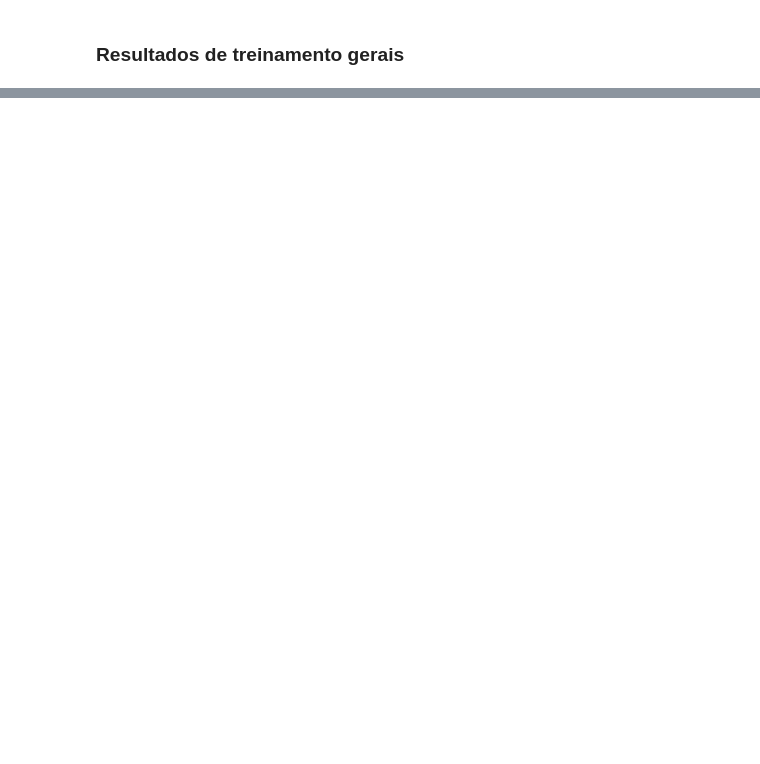
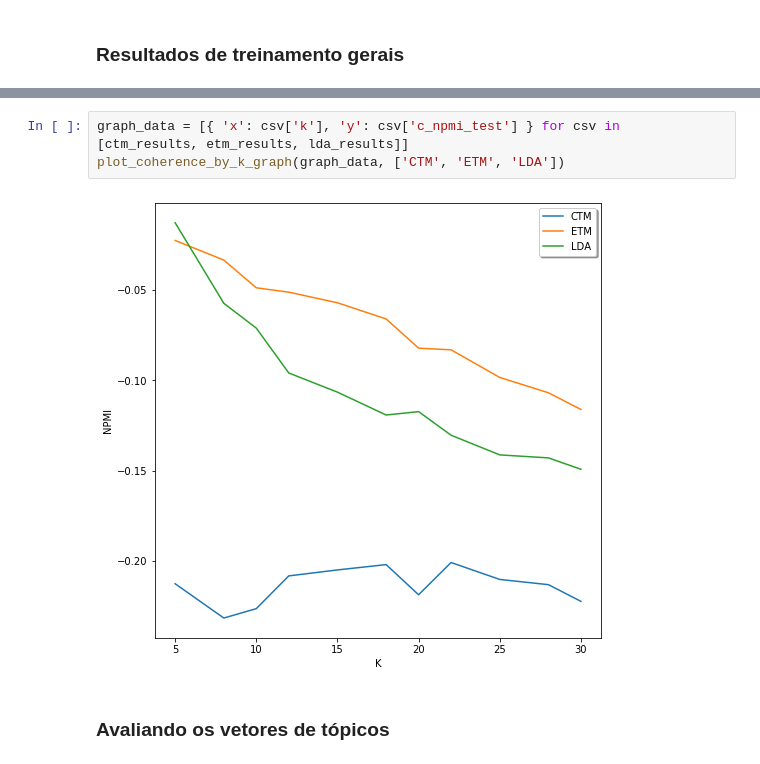
Before and after one commit to lfmatosm/reddit-topic-modelling, a Jupyter notebook: evaluation_example/evaluation_example.ipynb, the cells around one changed output, grey strips where cells are left out. Drawn from its saved outputs; the diff is of its cells as text; blank space fills up the shorter version.

```diff
--- a/evaluation_example/evaluation_example.ipynb
+++ b/evaluation_example/evaluation_example.ipynb
@@ -174,0 +258,7 @@ De forma geral os tópicos obtidos nesse relatório têm grandes deficiências,
+# %%
+graph_data = [{ 'x': csv['k'], 'y': csv['c_npmi_test'] } for csv in [ctm_results, etm_results, lda_results]]
+plot_coherence_by_k_graph(graph_data, ['CTM', 'ETM', 'LDA'])
+# %% [output]
+[figure, added]
+# %% [markdown]
+### Avaliando os vetores de tópicos
```
Also changed, not shown: parts of 59 cells of this notebook, 21 other files.
